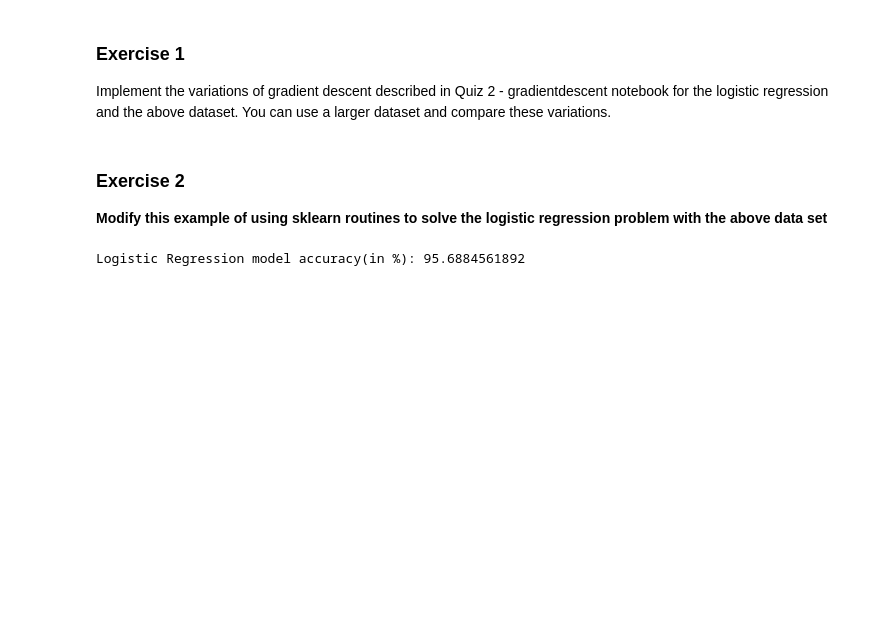
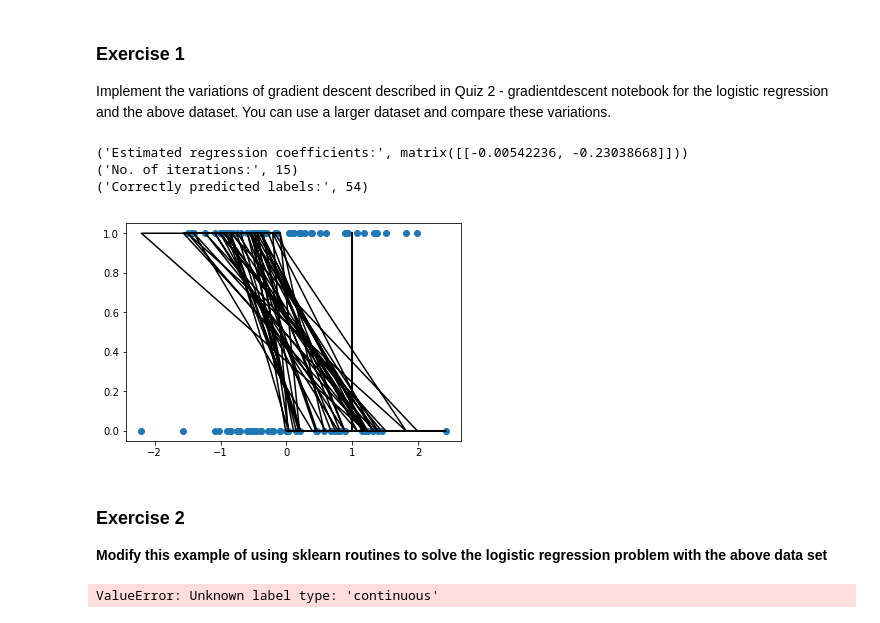
Before and after one commit to eloukas/uth-machine-learning, a Jupyter notebook: quizzes/quiz2/Quiz2-Logistic_Regression_with_gradient_descent.ipynb, the cells around one changed output. Cells and saved outputs as stored; diff of their text form; code cells hidden in the pictures; blank space fills up the shorter version.

Commit message:
Rewrite exercise2 for dataset1.csv as the example

```diff
--- a/quizzes/quiz2/Quiz2-Logistic_Regression_with_gradient_descent.ipynb
+++ b/quizzes/quiz2/Quiz2-Logistic_Regression_with_gradient_descent.ipynb
@@ -308,3 +319,50 @@ Implement the variations of gradient descent  described in Quiz 2 - gradientdesc
+# %%
+# Logistic regression for the Notebook 1 dataset
+X, y = make_regression(n_samples = 100,
+                       n_features=1,
+                       n_informative=1,
+                       noise=20,
+                       random_state=2017)
+
+# normalizing feature matrix
+#X = normalize(dataset[:, :-1])
+#X = X.flatten()
+
+# stacking columns wth all ones in feature matrix
+X = np.hstack((np.matrix(np.ones(X.shape[0])).T, X))
+
+# response vector
+y = dataset[:, -1]
+
+# initial beta values
+beta = np.matrix(np.zeros(X.shape[1]))
+
+# beta values after running gradient descent
+beta, num_iter = grad_desc(X, y, beta)
+
+# estimated beta values and number of iterations
+print("Estimated regression coefficients:", beta)
+print("No. of iterations:", num_iter)
+
+# predicted labels
+y_pred = pred_values(beta, X)
+
+# number of correctly predicted labels
+print("Correctly predicted labels:", np.sum(y == y_pred))
+
+# plotting regression line
+import pylab
+pylab.plot(X[:,1],y,'o')
+pylab.plot(X,y_pred,'k-')
+pylab.show()
+#plt.plot(X[:,1],y)
+#plt.plot(X,y_pred)
+#plt.show()
+# %% [output]
+('Estimated regression coefficients:', matrix([[-0.00542236, -0.23038668]]))
+('No. of iterations:', 15)
+('Correctly predicted labels:', 54)
+[figure, added]
 # %% [markdown]
 ### Exercise 2
 
@@ -312,12 +370,23 @@ Implement the variations of gradient descent  described in Quiz 2 - gradientdesc
 # %%
 from sklearn import datasets, linear_model, metrics
 
-# load the digit dataset
-digits = datasets.load_digits()
+# load the dataset
+dataset = loadCSV('dataset1.csv')
 
-# defining feature matrix(X) and response vector(y)
-X = digits.data
-y = digits.target
+# normalizing feature matrix
+X = normalize(dataset[:, :-1])
+
+# stacking columns wth all ones in feature matrix
+X = np.hstack((np.matrix(np.ones(X.shape[0])).T, X))
+
+# response/target vector
+y = dataset[:, -1]
+
+X, y = make_regression(n_samples = 100,
+                       n_features=1,
+                       n_informative=1,
+                       noise=20,
+                       random_state=2017)
 
 # splitting X and y into training and testing sets
 from sklearn.model_selection import train_test_split
@@ -336,4 +405,4 @@ y_pred = reg.predict(X_test)
 # comparing actual response values (y_test) with predicted response values (y_pred)
 print("Logistic Regression model accuracy(in %):", metrics.accuracy_score(y_test, y_pred)*100)
 # %% [output]
-Logistic Regression model accuracy(in %): 95.6884561892
+ValueError: Unknown label type: 'continuous'
```
Also changed, not shown: parts of 2 cells of this notebook.
